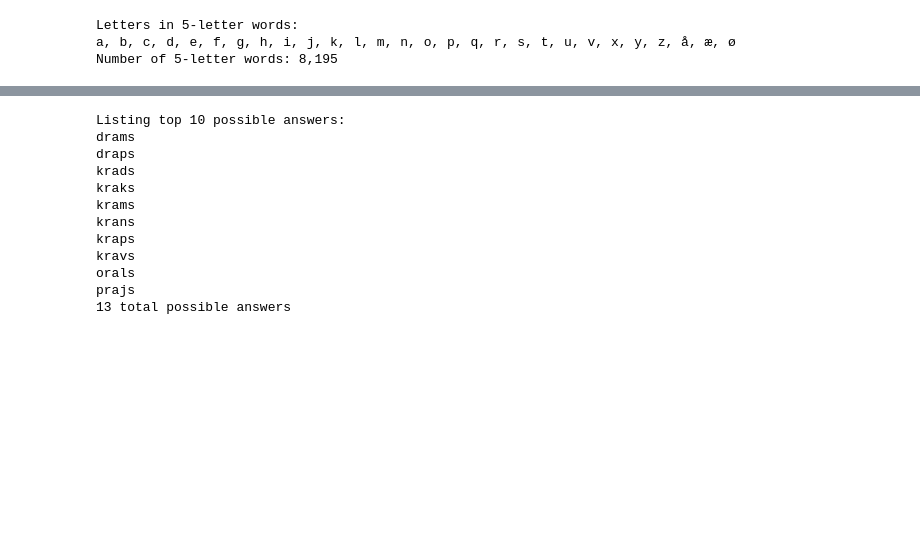
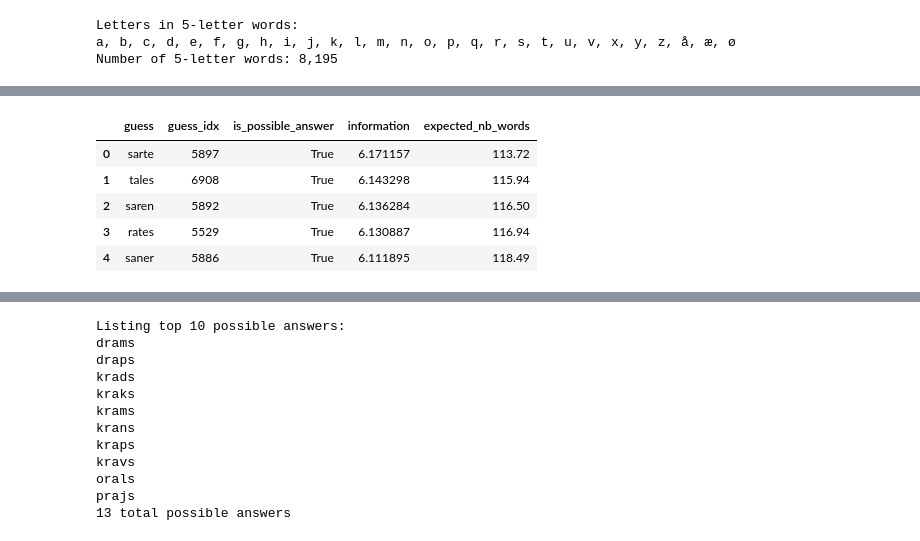
Before and after one commit to jacobsbach/wordle, a Jupyter notebook: wordle.ipynb, the cells around one changed output, grey strips where cells are left out. Cells and saved outputs as stored; diff of their text form; code cells hidden in the pictures; blank space fills up the shorter version.

```diff
--- a/wordle.ipynb
+++ b/wordle.ipynb
@@ -24,0 +126,10 @@ Wait while the program starts
+# %%
+df_best = ws.get_best_guesses(top_n = 20)
+df_best.head(5)
+# %% [output]
+|  | guess | guess_idx | is_possible_answer | information | expected_nb_words |
+| 0 | sarte | 5897 | True | 6.171157 | 113.72 |
+| 1 | tales | 6908 | True | 6.143298 | 115.94 |
+| 2 | saren | 5892 | True | 6.136284 | 116.50 |
+| 3 | rates | 5529 | True | 6.130887 | 116.94 |
+| 4 | saner | 5886 | True | 6.111895 | 118.49 |
```
Also changed, not shown: parts of 33 cells of this notebook, 2 other files.
